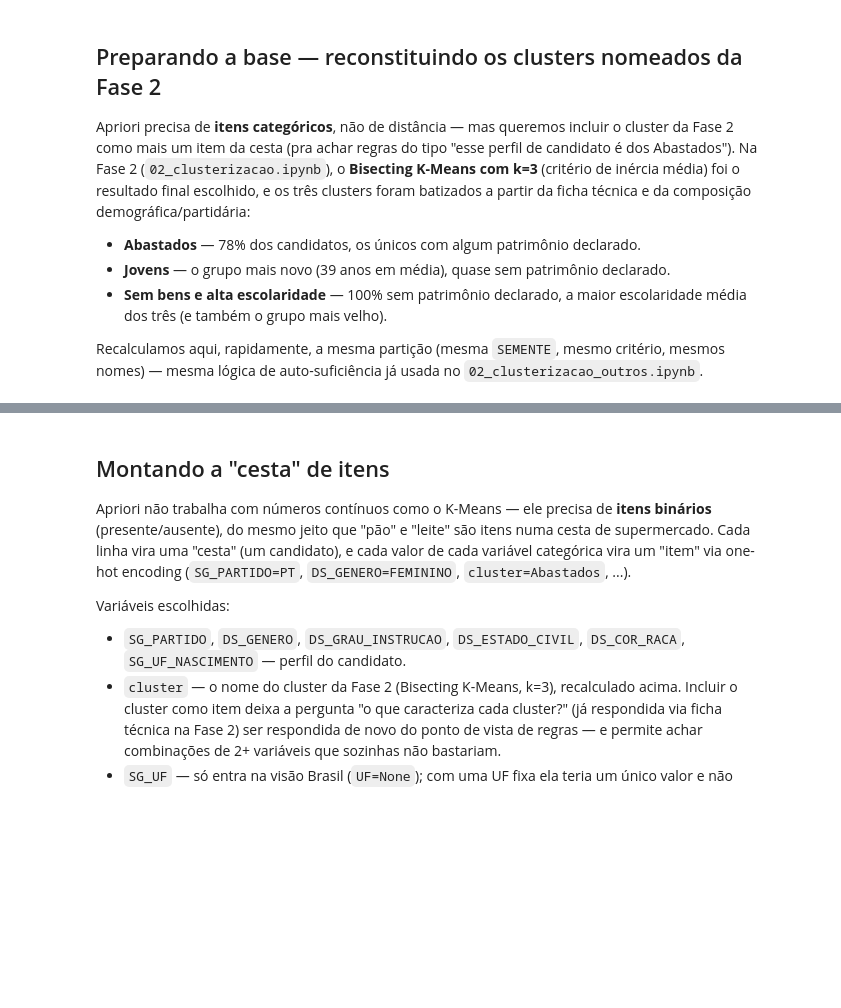
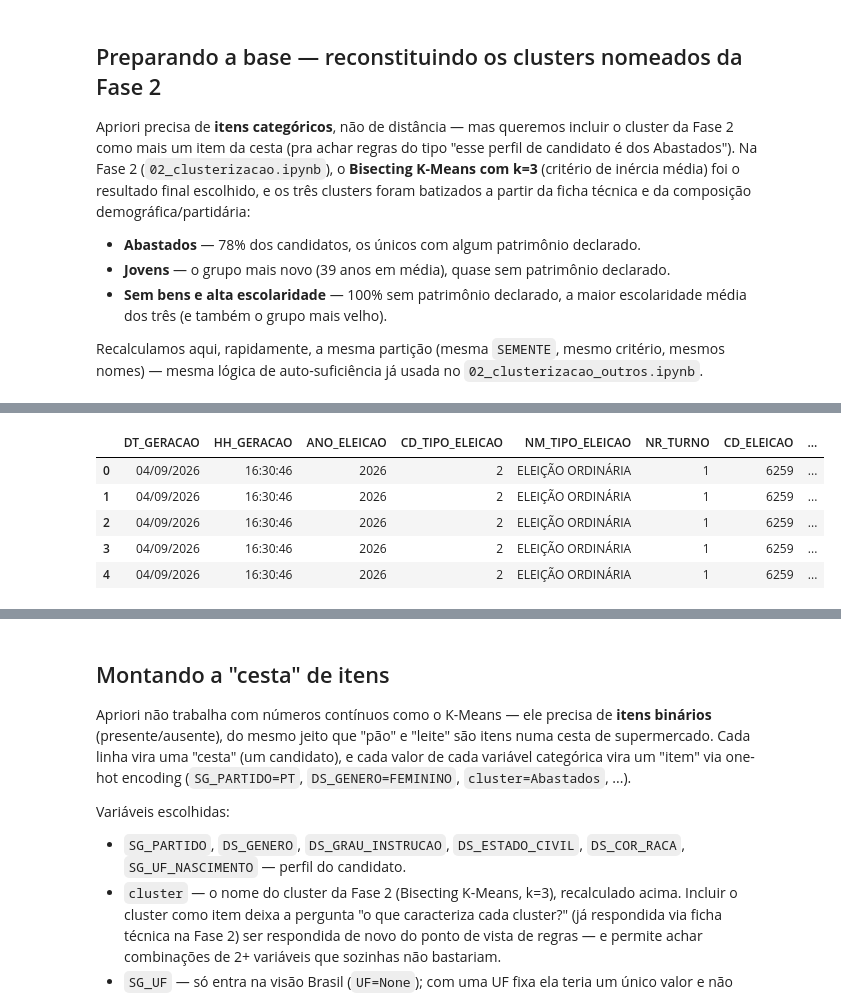
Before and after one commit to Rflavia/mineracao_dados, a Jupyter notebook: 03_regras_associacao.ipynb, the cells around one changed output, grey strips where cells are left out. Cells and saved outputs as stored; diff of their text form; code cells hidden in the pictures; blank space fills up the shorter version.

```diff
--- a/03_regras_associacao.ipynb
+++ b/03_regras_associacao.ipynb
@@ -42,6 +45,7 @@ Recalculamos aqui, rapidamente, a mesma partição (mesma `SEMENTE`, mesmo crit
 # %%
 import warnings
 warnings.filterwarnings("ignore")
+!pip install pyvis
 
 import pandas as pd
 import numpy as np
@@ -61,10 +65,20 @@ pd.set_option('display.max_colwidth', None)  # não truncar antecedents/conseque
 SEMENTE = 42
 np.random.seed(SEMENTE)  # mesmo racional de reprodutibilidade defensiva dos notebooks anteriores
 
-nome_uf = UF if UF is not None else 'BRASIL'
+# Determine nome_uf based on UFS_REGIAO
+# If UFS_REGIAO is not empty, it implies a regional file, and for ['PR', 'RS', 'SC'], it should be 'SUL'.
+# Otherwise, default to 'BRASIL' for a national dataset.
+if UFS_REGIAO:
+    # Assuming 'SUL' is the correct region name for ['PR', 'RS', 'SC'] based on existing files.
+    # This logic can be extended with a mapping if more regions are introduced.
+    nome_uf = 'SUL'
+else:
+    nome_uf = 'BRASIL'
+
 nome_cargo = CARGO.replace(' ', '_')
 arquivo = f"dados/candidatos_{nome_cargo}_{nome_uf}_{ANO_ELEICAO}.csv"
 
 df = pd.read_csv(arquivo)
 print(f"Carregado: {arquivo}  ->  {df.shape[0]} candidatos, {df.shape[1]} colunas")
 df.head()
+# %% [output]
@@ -71,3 +105,9 @@ df.head()
+|  | DT_GERACAO | HH_GERACAO | ANO_ELEICAO | CD_TIPO_ELEICAO | NM_TIPO_ELEICAO | NR_TURNO | CD_ELEICAO | ... |
+| 0 | 04/09/2026 | 16:30:46 | 2026 | 2 | ELEIÇÃO ORDINÁRIA | 1 | 6259 | ... |
+| 1 | 04/09/2026 | 16:30:46 | 2026 | 2 | ELEIÇÃO ORDINÁRIA | 1 | 6259 | ... |
+| 2 | 04/09/2026 | 16:30:46 | 2026 | 2 | ELEIÇÃO ORDINÁRIA | 1 | 6259 | ... |
+| 3 | 04/09/2026 | 16:30:46 | 2026 | 2 | ELEIÇÃO ORDINÁRIA | 1 | 6259 | ... |
+| 4 | 04/09/2026 | 16:30:46 | 2026 | 2 | ELEIÇÃO ORDINÁRIA | 1 | 6259 | ... |
 # %%
 ANOS_ESTUDO_POR_GRAU = {
     'ANALFABETO': 0,
```
Also changed, not shown: parts of 14 cells of this notebook.
